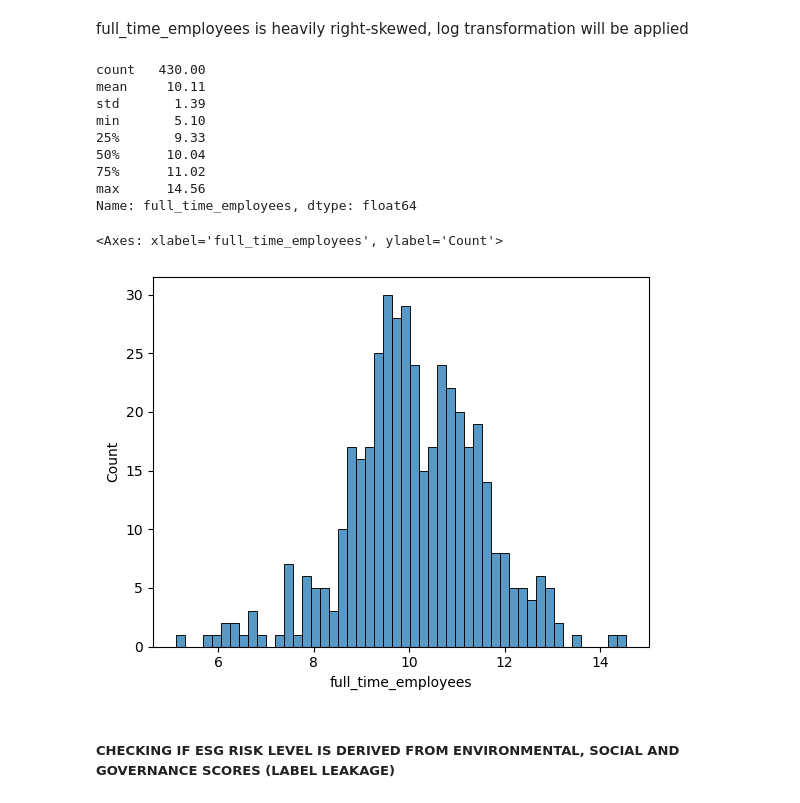
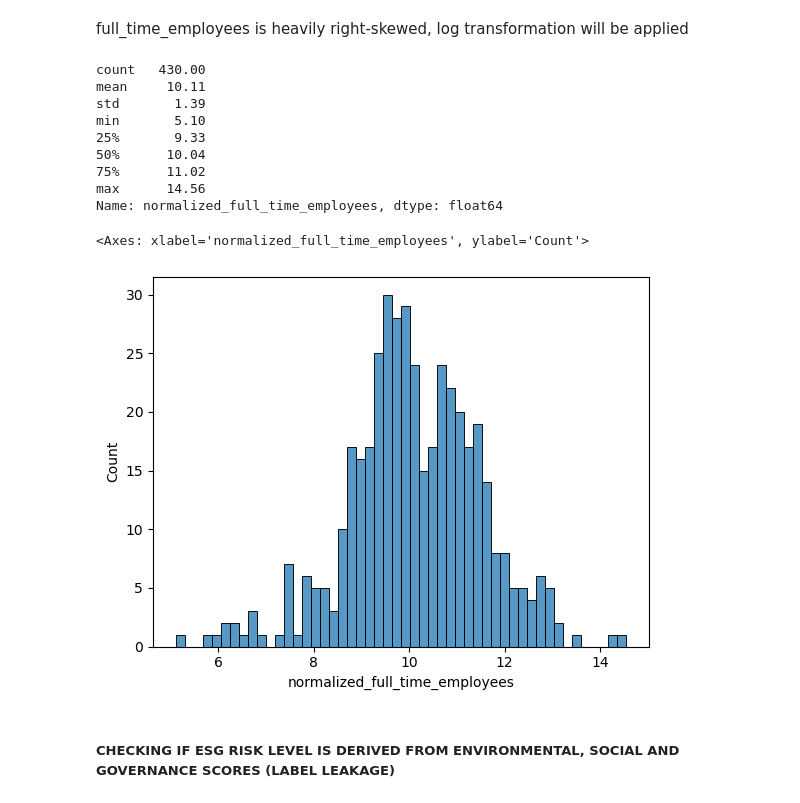
Before and after one commit to adeakinwe/ESG-Model, a Jupyter notebook: esg-model.ipynb, the cells around one changed output. Drawn from its saved outputs; the diff is of its cells as text; code cells hidden in the pictures.

```diff
--- a/esg-model.ipynb
+++ b/esg-model.ipynb
@@ -386,9 +386,9 @@ sns.histplot(df.full_time_employees[df.full_time_employees <= 500000] , bins=50)
 # %% [markdown]
 full_time_employees is heavily right-skewed, log transformation will be applied
 # %%
-df['full_time_employees'] = np.log1p(df['full_time_employees'])
+df['normalized_full_time_employees'] = np.log1p(df['full_time_employees'])
 # %%
-df.full_time_employees.describe()
+df.normalized_full_time_employees.describe()
 # %% [output]
 count   430.00
 mean     10.11
@@ -398,12 +398,12 @@ min       5.10
 50%      10.04
 75%      11.02
 max      14.56
-Name: full_time_employees, dtype: float64
+Name: normalized_full_time_employees, dtype: float64
 # %%
-sns.histplot(df.full_time_employees, bins=50)
+sns.histplot(df.normalized_full_time_employees, bins=50)
 # %% [output]
-<Axes: xlabel='full_time_employees', ylabel='Count'>
+<Axes: xlabel='normalized_full_time_employees', ylabel='Count'>
-[figure, old version]
+[figure, new version]
 # %% [markdown]
 ##### CHECKING IF ESG RISK LEVEL IS DERIVED FROM ENVIRONMENTAL, SOCIAL AND GOVERNANCE SCORES (LABEL LEAKAGE)
 # %%
```
Also changed, not shown: parts of 7 cells of this notebook.
